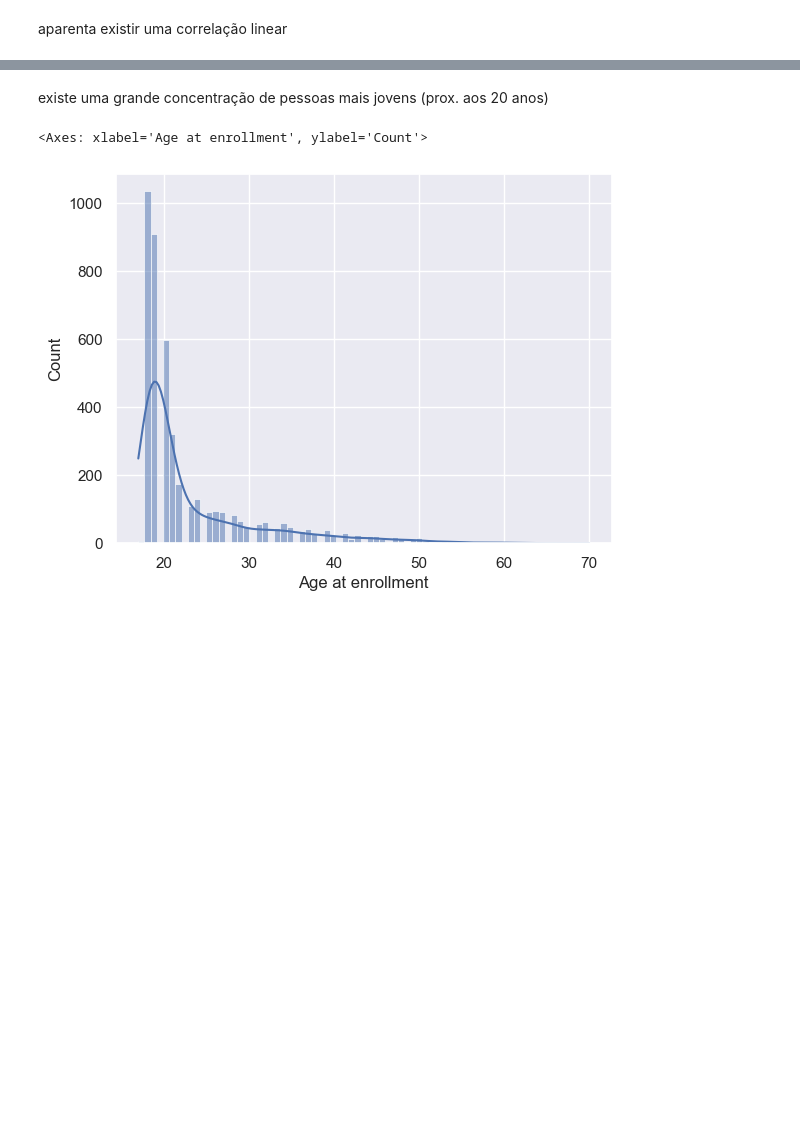
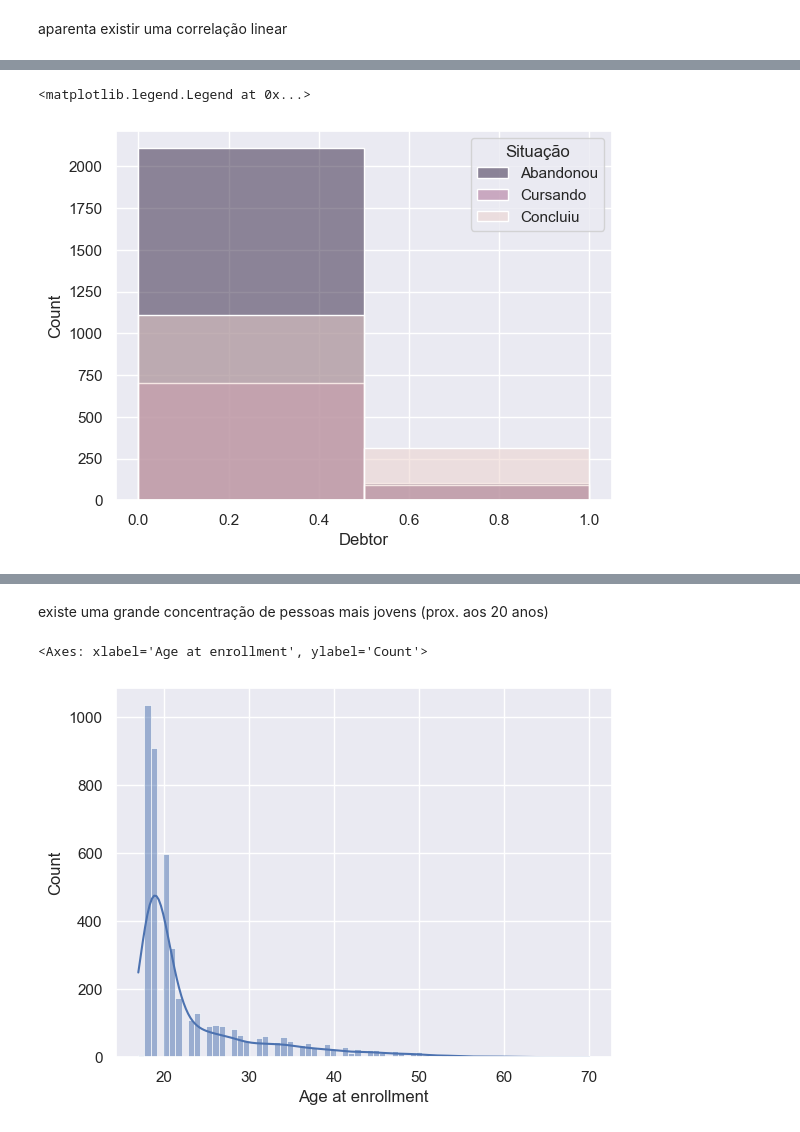
Before and after one commit to felmateos/predict-academic-success, a Jupyter notebook: AcademicSuccess.ipynb, the cells around one changed output, grey strips where cells are left out. Drawn from its saved outputs; the diff is of its cells as text; code cells hidden in the pictures; blank space fills up the shorter version.

```diff
--- a/AcademicSuccess.ipynb
+++ b/AcademicSuccess.ipynb
@@ -216,0 +228,11 @@ aparenta existir uma correlação linear
+# %%
+plt = sns.histplot(data=df,
+            x='Debtor',
+            hue='Target',
+            bins=2,
+            legend=False)
+
+plt.legend(title='Situação', loc='upper right', labels=['Abandonou', 'Cursando', 'Concluiu'])
+# %% [output]
+<matplotlib.legend.Legend at 0x...>
+[figure, added]
```
Also changed, not shown: parts of 13 cells of this notebook.
